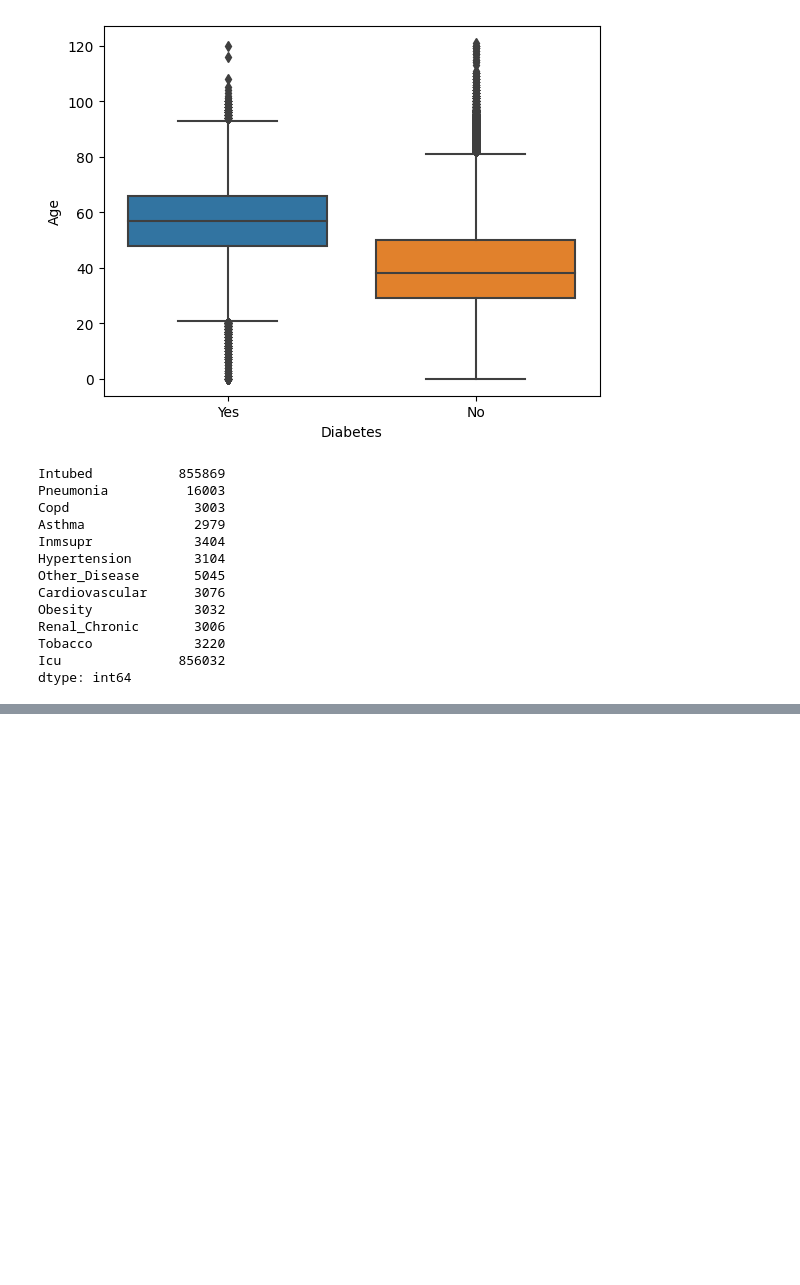
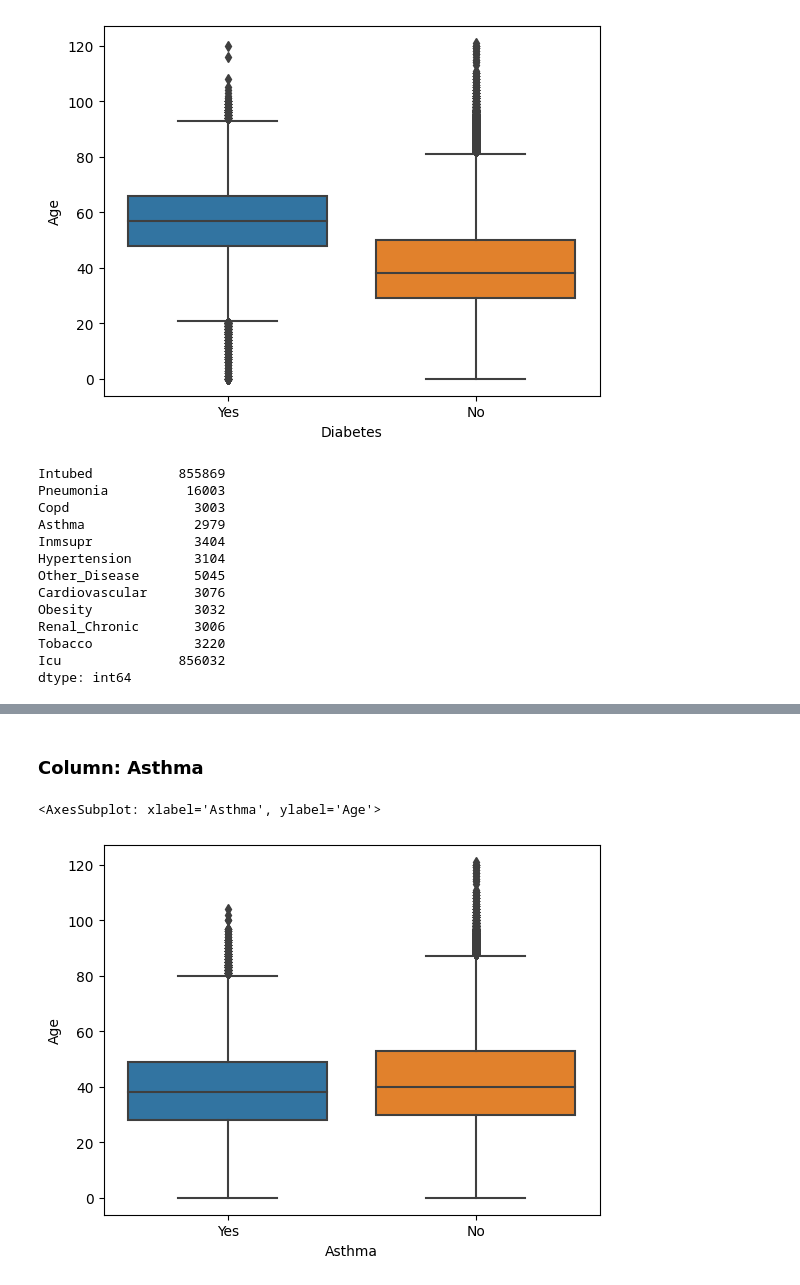
Before and after one commit to Dhruv-Chandra/Covid-19, a Jupyter notebook: Covid.ipynb, the cells around one changed output, grey strips where cells are left out. Drawn from its saved outputs; the diff is of its cells as text; code cells hidden in the pictures; blank space fills up the shorter version.

```diff
--- a/Covid.ipynb
+++ b/Covid.ipynb
@@ -429,0 +448,9 @@ data.head()
+# %% [markdown]
+### Column: Asthma
+# %%
+# Astham vs Age
+
+sns.boxplot(x = 'Asthma', y = 'Age', data = data)  # No Relation
+# %% [output]
+<AxesSubplot: xlabel='Asthma', ylabel='Age'>
+[figure, added]
```
Also changed, not shown: parts of 12 cells of this notebook.
